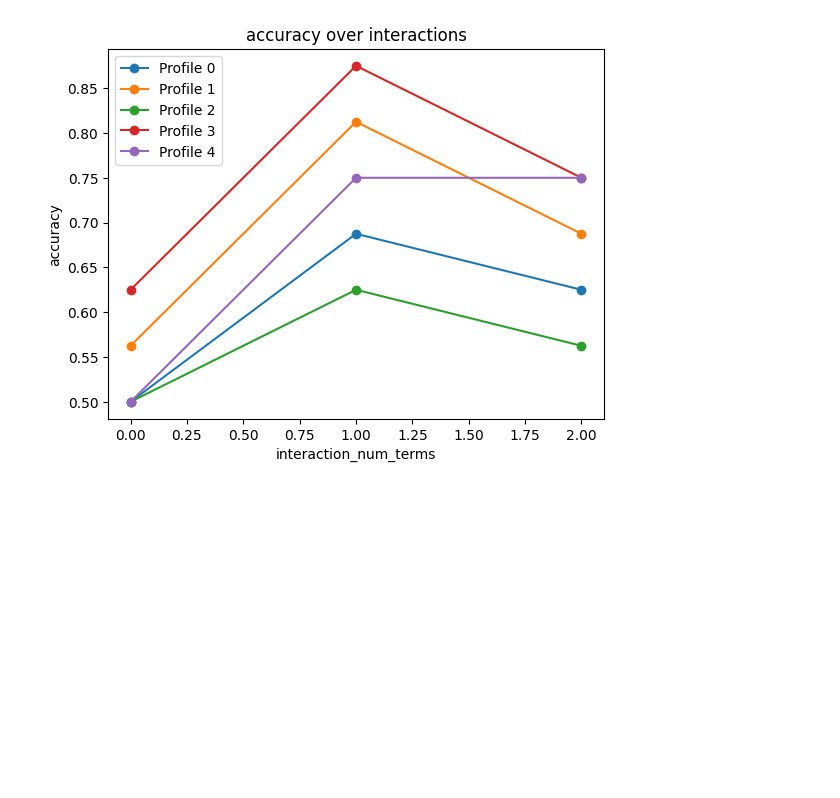
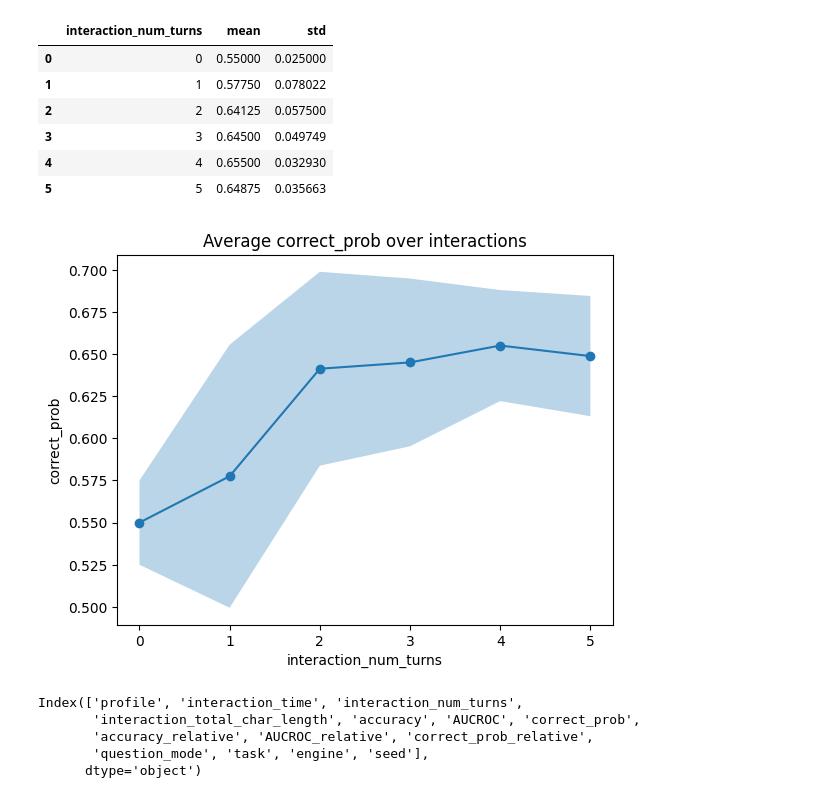
Before and after one commit to Gabe-Thomp/GATE-forked, a Jupyter notebook: testing_notebooks/view_data.ipynb, the cells around one changed output. Cells and saved outputs as stored; diff of their text form; code cells hidden in the pictures; blank space fills up the shorter version.

Commit message:
changed some names and plotting code

```diff
--- a/testing_notebooks/view_data.ipynb
+++ b/testing_notebooks/view_data.ipynb
@@ -1,11 +102,9 @@
 # %%
-import pandas as pd
-import numpy as np
-import ast
-import matplotlib.pyplot as plt
-
-fp_1_candidate = "/home/gathomp3/deep_learning/EIG_elicitation/GATE-forked/model_model_results/website_preferences/gpt-4_at_end_0_all_test_results_cand=1.csv"
+fp_1_candidate = "/home/gathomp3/deep_learning/EIG_elicitation/GATE-forked/model_model_results/website_preferences/gpt-4_at_end_0_1_candidate.csv"
 df_1_candidate = preprocess_df(pd.read_csv(fp_1_candidate))
 
-fp_2_candidate = "/home/gathomp3/deep_learning/EIG_elicitation/GATE-forked/model_model_results/website_preferences/gpt-4_at_end_0_all_test_results.csv"
-df_2_candidate = preprocess_df(pd.read_csv(fp_2_candidate))
+fp_5_candidate = "/home/gathomp3/deep_learning/EIG_elicitation/GATE-forked/model_model_results/website_preferences/gpt-4_at_end_0_5_candidate.csv"
+df_5_candidate = preprocess_df(pd.read_csv(fp_5_candidate))
+
+fp_10_candidate = "/home/gathomp3/deep_learning/EIG_elicitation/GATE-forked/model_model_results/website_preferences/gpt-4_at_end_0_10_candidate.csv"
+df_10_candidate = preprocess_df(pd.read_csv(fp_10_candidate))
@@ -108,10 +111,19 @@ def compare_dfs_average(dfs, labels, metric, shade_std=False, ax=None):
-# %%
-# Example usage
-
-plot_metric_over_interactions(df_1_candidate, 'accuracy')
-plt.show()
-# compare_profiles(df_2_candidate, 'accuracy')
-# plot_metric_avg_over_interactions(df_1_candidate, 'accuracy', shade_std=True)
-# compare_dfs_average([df_1_candidate, df_2_candidate], ['cand1','cand2'], 'accuracy', shade_std=True)
-# %% [output]
-[figure, removed]
+# %%
+plot_metric_avg_over_interactions(df_10_candidate, 'correct_prob', shade_std=True)
+# %% [output]
+|  | interaction_num_turns | mean | std |
+| 0 | 0 | 0.55000 | 0.025000 |
+| 1 | 1 | 0.57750 | 0.078022 |
+| 2 | 2 | 0.64125 | 0.057500 |
+| 3 | 3 | 0.64500 | 0.049749 |
+| 4 | 4 | 0.65500 | 0.032930 |
+| 5 | 5 | 0.64875 | 0.035663 |
+[figure, added]
+# %%
+df_1_candidate.columns
+# %% [output]
+Index(['profile', 'interaction_time', 'interaction_num_turns',
+       'interaction_total_char_length', 'accuracy', 'AUCROC', 'correct_prob',
+       'accuracy_relative', 'AUCROC_relative', 'correct_prob_relative',
+       'question_mode', 'task', 'engine', 'seed'],
+      dtype='object')
```
Also changed, not shown: parts of 4 cells of this notebook, 2 other files.
